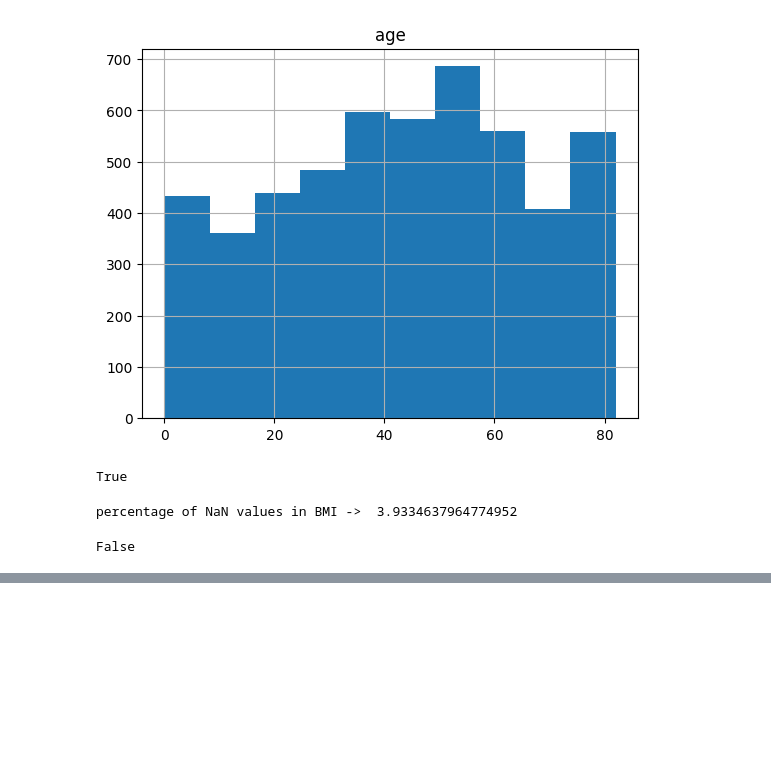
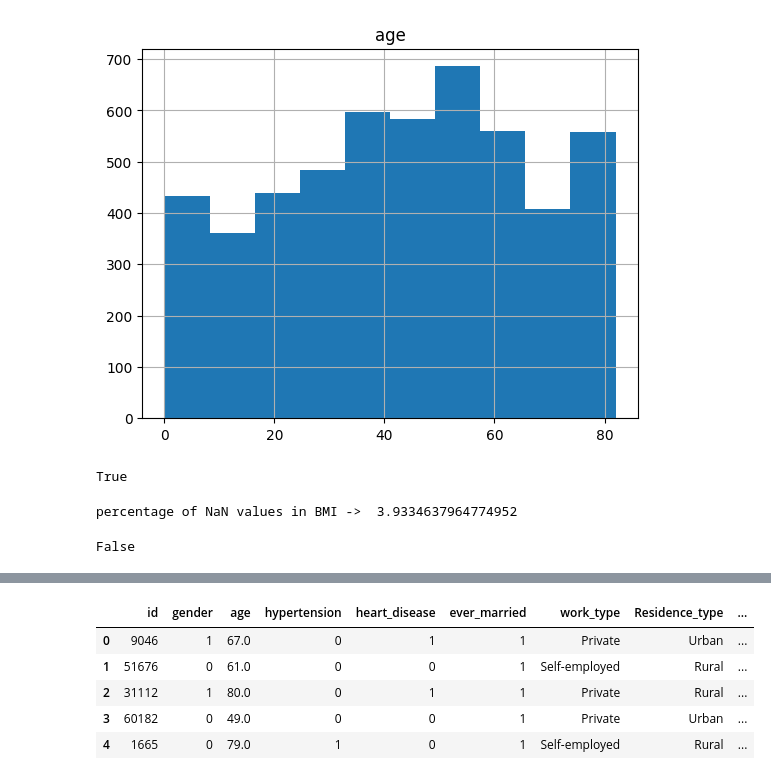
Before and after one commit to shivam-patil-DAX/Assignments, a Jupyter notebook: Data Science/Data_Analytics/Untitled.ipynb, the cells around one changed output, grey strips where cells are left out. Saved outputs shown, nothing was run; the diff lists cells and outputs as text; code cells hidden in the pictures; blank space fills up the shorter version.

```diff
--- a/Data Science/Data_Analytics/Untitled.ipynb
+++ b/Data Science/Data_Analytics/Untitled.ipynb
@@ -104,0 +117,12 @@ False
+# %%
+from sklearn.preprocessing import LabelEncoder,OneHotEncoder
+
+df['gender'] = LabelEncoder().fit_transform(df['gender'])
+df.head()
+# %% [output]
+|  | id | gender | age | hypertension | heart_disease | ever_married | work_type | Residence_type | ... |
+| 0 | 9046 | 1 | 67.0 | 0 | 1 | 1 | Private | Urban | ... |
+| 1 | 51676 | 0 | 61.0 | 0 | 0 | 1 | Self-employed | Rural | ... |
+| 2 | 31112 | 1 | 80.0 | 0 | 1 | 1 | Private | Rural | ... |
+| 3 | 60182 | 0 | 49.0 | 0 | 0 | 1 | Private | Urban | ... |
+| 4 | 1665 | 0 | 79.0 | 1 | 0 | 1 | Self-employed | Rural | ... |
```
Also changed, not shown: parts of 6 cells of this notebook, 4 other files.
